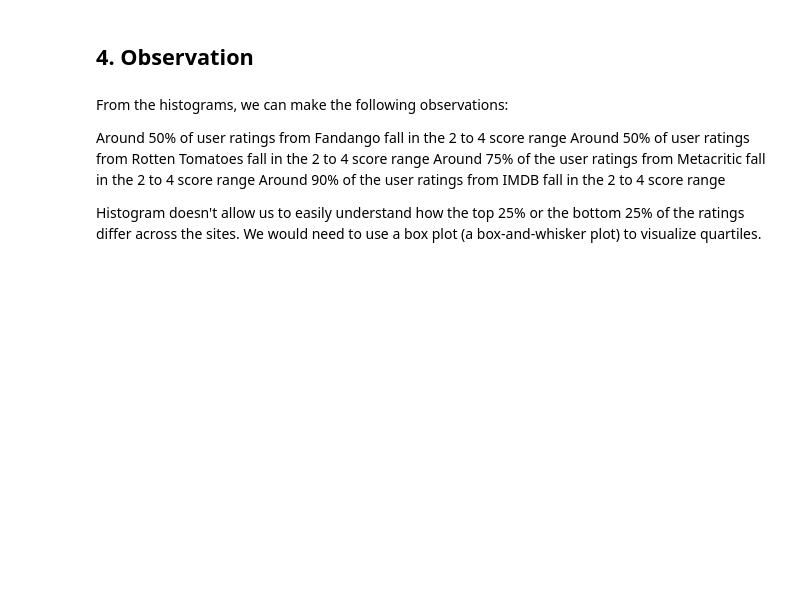
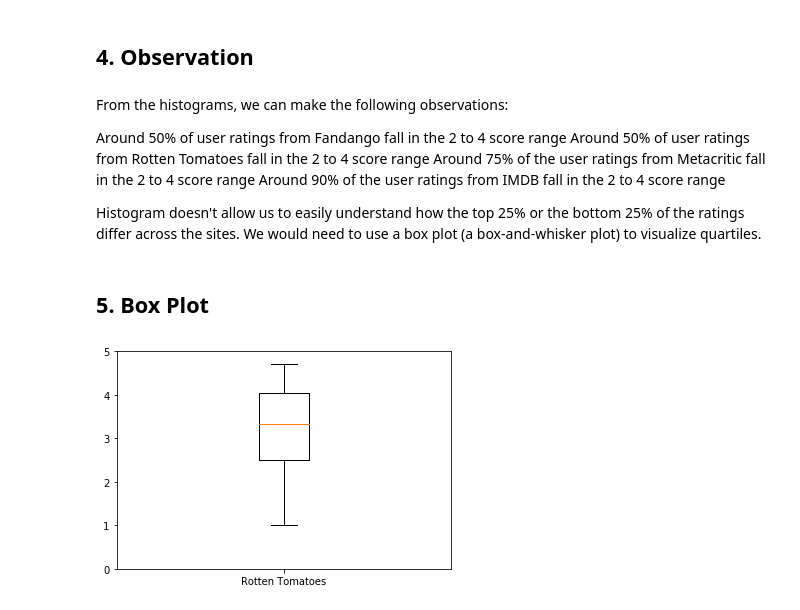
Before and after one commit to KiemNguyen/data-science, a Jupyter notebook: exploratory-data-visualization/Histograms And Box Plots.ipynb, the cells around one changed output. Saved outputs shown, nothing was run; the diff lists cells and outputs as text; code cells hidden in the pictures; blank space fills up the shorter version.

Commit message:
Add boxplot

```diff
--- a/exploratory-data-visualization/Histograms And Box Plots.ipynb
+++ b/exploratory-data-visualization/Histograms And Box Plots.ipynb
@@ -74,3 +74,15 @@ Around 75% of the user ratings from Metacritic fall in the 2 to 4 score range
 Around 90% of the user ratings from IMDB fall in the 2 to 4 score range
 
 Histogram doesn't allow us to easily understand how the top 25% or the bottom 25% of the ratings differ across the sites. We would need to use a box plot (a box-and-whisker plot) to visualize quartiles.
+# %% [markdown]
+## 5. Box Plot
+# %%
+fig, ax = plt.subplots()
+ax.boxplot(norm_reviews['RT_user_norm'])
+
+ax.set_ylim(0, 5)
+ax.set_xticklabels(['Rotten Tomatoes'])
+
+plt.show()
+# %% [output]
+[figure, added]
```
